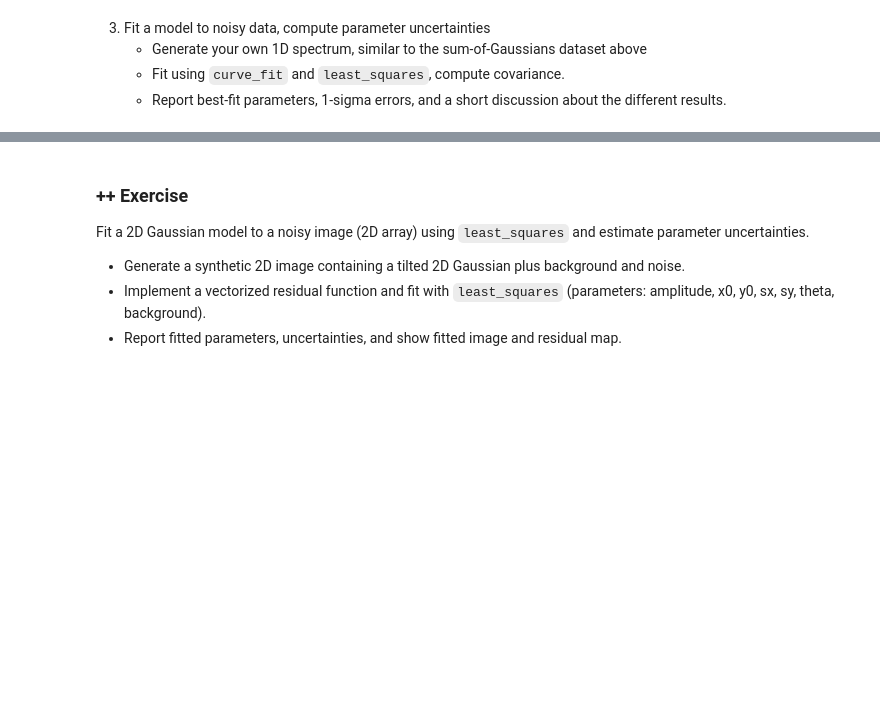
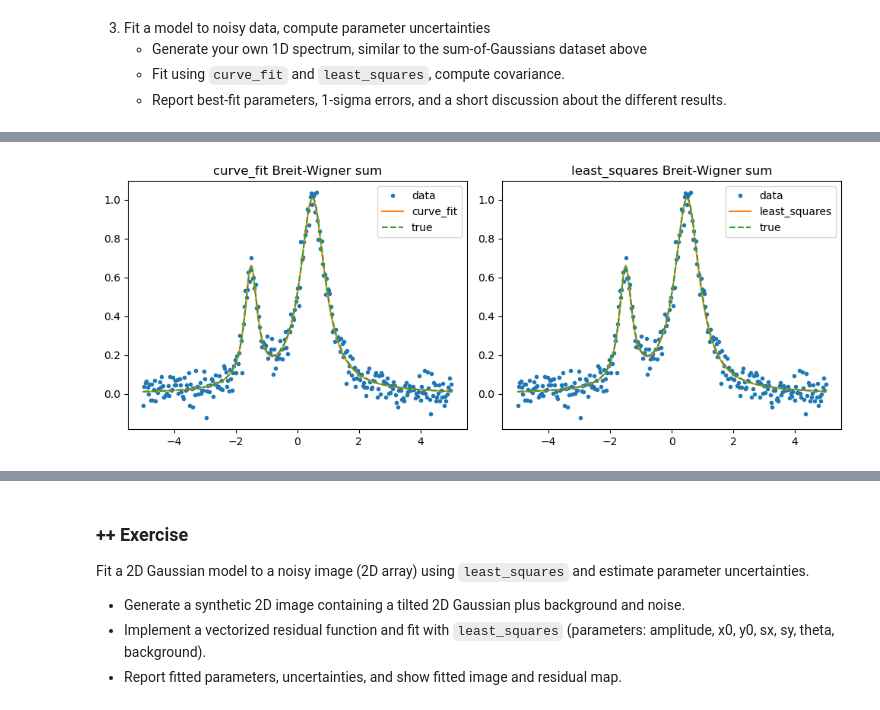
Before and after one commit to AlejandroRG03/computacion_master, a Jupyter notebook: USC-FCA-main/numpy_scipy.ipynb, the cells around one changed output, grey strips where cells are left out. Cells and saved outputs as stored; diff of their text form; code cells hidden in the pictures; blank space fills up the shorter version.

Commit message:
nummpy scipy_xabi MIRAR COVARIANZA!!!

```diff
--- a/USC-FCA-main/numpy_scipy.ipynb
+++ b/USC-FCA-main/numpy_scipy.ipynb
@@ -771,3 +785,73 @@ ValueError: Expect x to not have duplicates
      - Generate your own 1D spectrum, similar to the sum-of-Gaussians dataset above
      - Fit using `curve_fit` and `least_squares`, compute covariance.
      - Report best-fit parameters, 1-sigma errors, and a short discussion about the different results.
+# %%
+import numpy as np
+import matplotlib.pyplot as plt
+from scipy.optimize import curve_fit, least_squares
+
+
+def breitwigner(x, x0, gamma, A):
+    return A * (0.5 * gamma)**2 / ((x - x0)**2 + (0.5 * gamma)**2)
+
+x = np.linspace(-5, 5, 300)
+true = breitwigner(x, x0=0.5, gamma=1.0, A=1.0) + breitwigner(x, x0=-1.5, gamma=0.5, A=0.6)
+y = true + 0.05 * np.random.normal(size=x.shape)
+
+print('True parameters:', [0.5, 1.0, 1.0, -1.5, 0.5, 0.6])
+
+# Fit using curve_fit
+
+def model_sum2(x, x01, gamma1, A1, x02, gamma2, A2):
+    return breitwigner(x, x01, gamma1, A1) + breitwigner(x, x02, gamma2, A2)
+
+p0 = [0.0, 1.0, 1.0, -2.0, 1.0, 1.0]
+params, pcov = curve_fit(model_sum2, x, y, p0=p0)
+errors = np.sqrt(np.diag(pcov))
+
+print('curve_fit params:', params)
+print('covariance matrix:\n', pcov)
+print('1sigma errors:', errors)
+
+fig = plt.figure(figsize=(10, 4))
+ax1 = fig.add_subplot(1, 2, 1)
+
+ax1.plot(x, y, '.', label='data')
+ax1.plot(x, model_sum2(x, *params), '-', label='curve_fit')
+ax1.plot(x, true, '--', label='true')
+ax1.set_title('curve_fit Breit-Wigner sum')
+ax1.legend()
+
+print()
+# Fit using least_squares
+
+def residuals(p, x, y):
+    return model_sum2(x, *p) - y
+
+res = least_squares(residuals, x0=p0, args=(x, y))
+
+params2 = res.x
+
+## We have to compute the covariance matrix from the Jacobian
+J = res.jac
+
+cov2 = np.linalg.inv(J.T @ J) * np.sum(res.fun**2) / (len(y) - len(params2))
+
+# res.fun = sum of residuals
+
+errors2 = np.sqrt(np.diag(cov2))
+
+print('least_squares params:', params2)
+print('covariance matrix:\n', cov2)
+print('approx 1sigma errors:', errors2)
+
+ax2 = fig.add_subplot(1, 2, 2)
+ax2.plot(x, y, '.', label='data')
+ax2.plot(x, model_sum2(x, *params2), '-', label='least_squares')
+ax2.plot(x, true, '--', label='true')
+ax2.set_title('least_squares Breit-Wigner sum')
+ax2.legend()
+
+fig.tight_layout()
+plt.show()
+# %% [output]
@@ -773,0 +875 @@ ValueError: Expect x to not have duplicates
+[figure, added]
```
Also changed, not shown: parts of 5 cells of this notebook.
